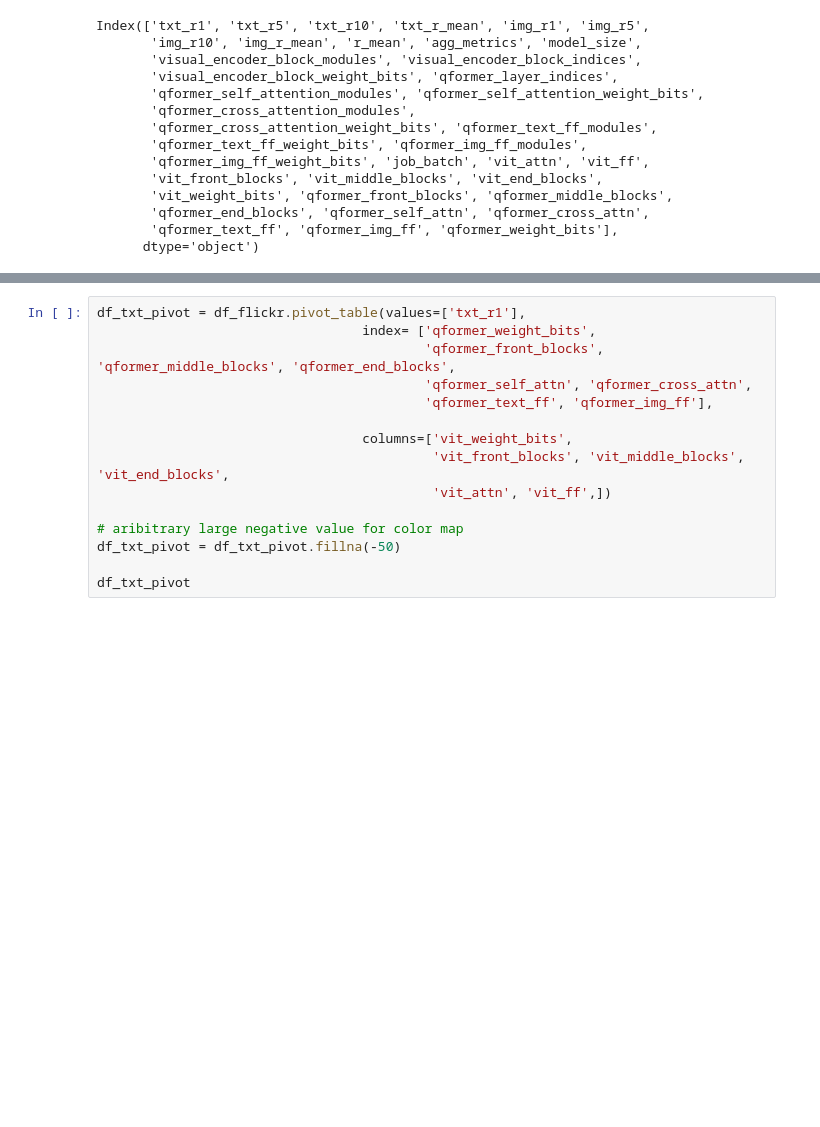
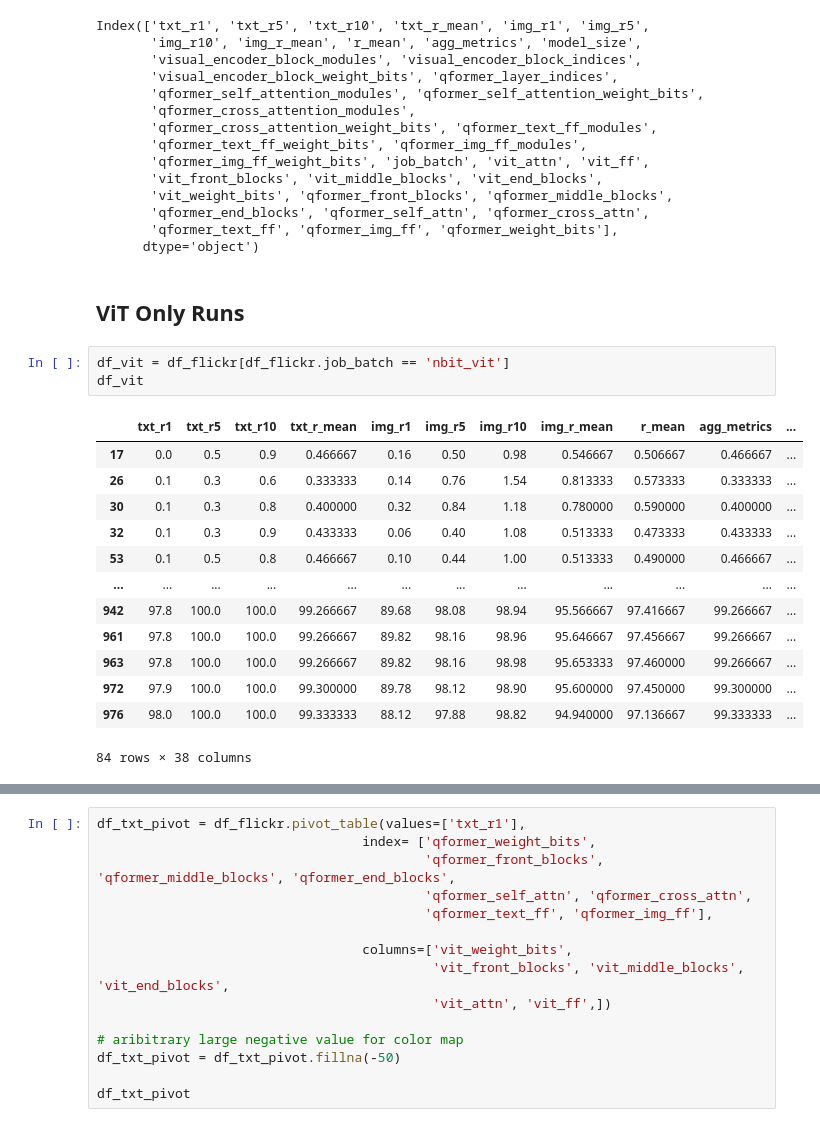
Before and after one commit to Vincent-La/multi_modal_quant, a Jupyter notebook: notebooks/blip2_flickr_uniform_quant.ipynb, the cells around one changed output, grey strips where cells are left out. Drawn from its saved outputs; the diff is of its cells as text; blank space fills up the shorter version.

```diff
--- a/notebooks/blip2_flickr_uniform_quant.ipynb
+++ b/notebooks/blip2_flickr_uniform_quant.ipynb
@@ -48,3 +48,22 @@ Index(['txt_r1', 'txt_r5', 'txt_r10', 'txt_r_mean', 'img_r1', 'img_r5',
        'qformer_end_blocks', 'qformer_self_attn', 'qformer_cross_attn',
        'qformer_text_ff', 'qformer_img_ff', 'qformer_weight_bits'],
       dtype='object')
+# %% [markdown]
+## ViT Only Runs
+# %%
+df_vit = df_flickr[df_flickr.job_batch == 'nbit_vit']
+df_vit
+# %% [output]
+|  | txt_r1 | txt_r5 | txt_r10 | txt_r_mean | img_r1 | img_r5 | img_r10 | img_r_mean | r_mean | agg_metrics | ... |
+| 17 | 0.0 | 0.5 | 0.9 | 0.466667 | 0.16 | 0.50 | 0.98 | 0.546667 | 0.506667 | 0.466667 | ... |
+| 26 | 0.1 | 0.3 | 0.6 | 0.333333 | 0.14 | 0.76 | 1.54 | 0.813333 | 0.573333 | 0.333333 | ... |
+| 30 | 0.1 | 0.3 | 0.8 | 0.400000 | 0.32 | 0.84 | 1.18 | 0.780000 | 0.590000 | 0.400000 | ... |
+| 32 | 0.1 | 0.3 | 0.9 | 0.433333 | 0.06 | 0.40 | 1.08 | 0.513333 | 0.473333 | 0.433333 | ... |
+| 53 | 0.1 | 0.5 | 0.8 | 0.466667 | 0.10 | 0.44 | 1.00 | 0.513333 | 0.490000 | 0.466667 | ... |
+| ... | ... | ... | ... | ... | ... | ... | ... | ... | ... | ... | ... |
+| 942 | 97.8 | 100.0 | 100.0 | 99.266667 | 89.68 | 98.08 | 98.94 | 95.566667 | 97.416667 | 99.266667 | ... |
+| 961 | 97.8 | 100.0 | 100.0 | 99.266667 | 89.82 | 98.16 | 98.96 | 95.646667 | 97.456667 | 99.266667 | ... |
+| 963 | 97.8 | 100.0 | 100.0 | 99.266667 | 89.82 | 98.16 | 98.98 | 95.653333 | 97.460000 | 99.266667 | ... |
+| 972 | 97.9 | 100.0 | 100.0 | 99.300000 | 89.78 | 98.12 | 98.90 | 95.600000 | 97.450000 | 99.300000 | ... |
+| 976 | 98.0 | 100.0 | 100.0 | 99.333333 | 88.12 | 97.88 | 98.82 | 94.940000 | 97.136667 | 99.333333 | ... |
+84 rows × 38 columns
```
Also changed, not shown: parts of 10 cells of this notebook.
